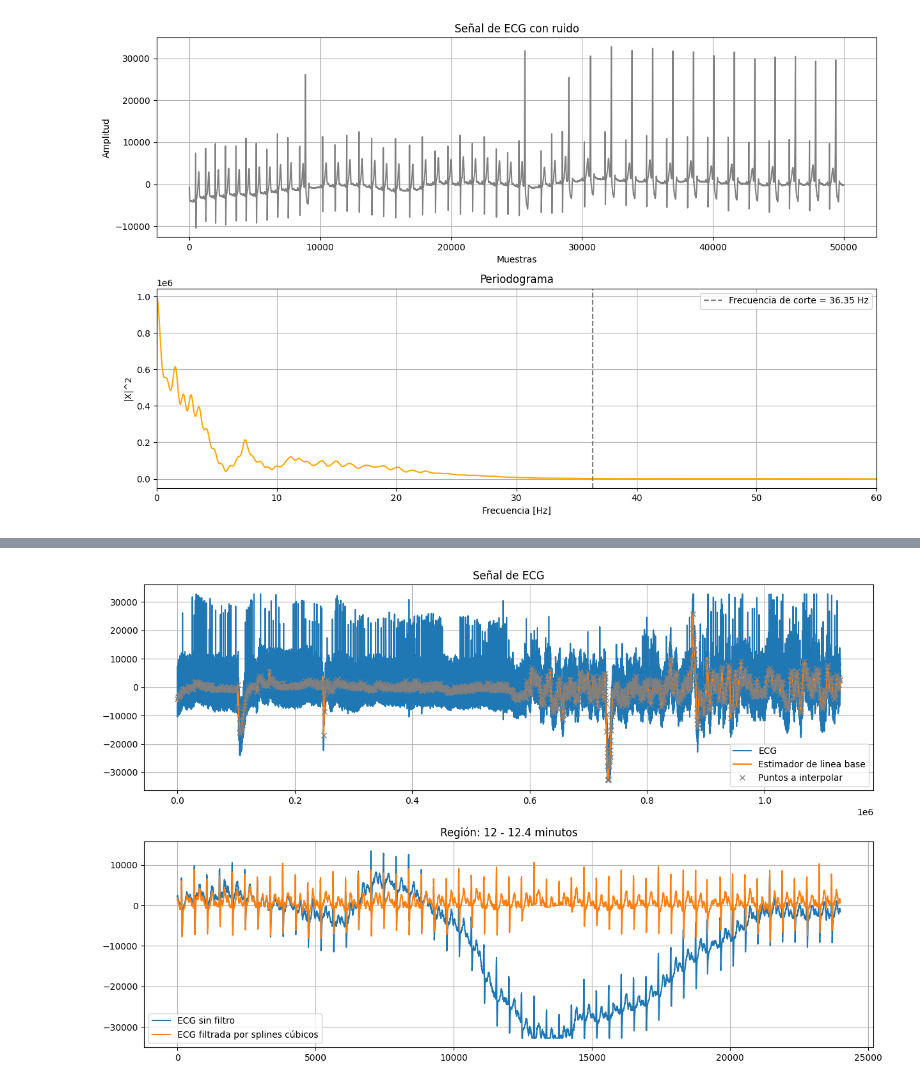
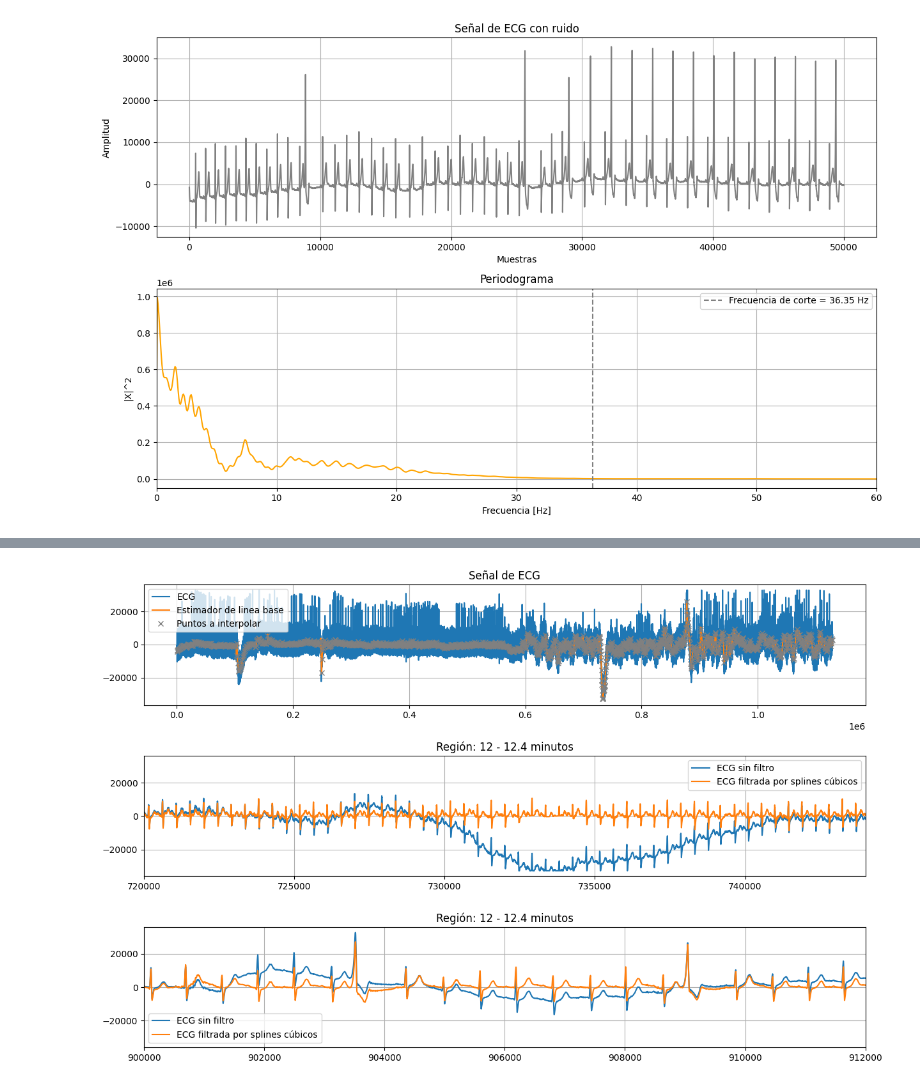
Before and after one commit to AugustoColu/Proyectos, a Jupyter notebook: Trabajos Semanales/TS9 - Filtrado no lineal/TS9 - Colugnatti.ipynb, the cells around one changed output, grey strips where cells are left out. Saved outputs shown, nothing was run; the diff lists cells and outputs as text; code cells hidden in the pictures.

```diff
--- a/Trabajos Semanales/TS9 - Filtrado no lineal/TS9 - Colugnatti.ipynb
+++ b/Trabajos Semanales/TS9 - Filtrado no lineal/TS9 - Colugnatti.ipynb
@@ -198,43 +207,42 @@ plt.show ()
 # %%
 # ------------------------------------- Estimación por Splines Cúbicos ------------------------------------- #
 
 qrs_x = mat_struct ['qrs_detections'].flatten() - 80
 qrs_y = ecg_one_lead[qrs_x]
 
 estimador_cs = interpol.CubicSpline (x = qrs_x, y = qrs_y)
 ecg_estimada_cs = ecg_one_lead - estimador_cs(np.arange(len(ecg_one_lead)))
 
 plt.figure (figsize = (12.5, 8))
 
-plt.subplot (2, 1, 1)
+plt.subplot (3, 1, 1)
 plt.plot (ecg_one_lead, label='ECG')
 plt.plot (estimador_cs(np.arange(len(ecg_one_lead))), label='Estimador de linea base')
 plt.plot (qrs_x, qrs_y, marker='x', ls='', color='gray', label='Puntos a interpolar')
 plt.title ('Señal de ECG')
 plt.legend ()
 plt.grid (True)
 
-plt.subplot (2, 1, 2)
-plt.plot (ecg_one_lead[720000:744000], label='ECG sin filtro')
-plt.plot (ecg_estimada_cs[720000:744000], label='ECG filtrada por splines cúbicos')
+plt.subplot (3, 1, 2)
+plt.plot (ecg_one_lead, label='ECG sin filtro')
+plt.plot (ecg_estimada_cs, label='ECG filtrada por splines cúbicos')
 plt.title ('Región: 12 - 12.4 minutos')
+plt.xlim (720000, 744000)
+plt.legend ()
+plt.grid (True)
+
+plt.subplot (3, 1, 3)
+plt.plot (ecg_one_lead, label='ECG sin filtro')
+plt.plot (ecg_estimada_cs, label='ECG filtrada por splines cúbicos')
+plt.title ('Región: 12 - 12.4 minutos')
+plt.xlim (900000, 912000)
 plt.legend ()
 plt.grid (True)
 
 plt.tight_layout ()
 plt.show ()
-
-# plt.figure ()
-# plt.plot (s[900000:912000], label='ECG', color='black')
-# plt.plot (x[900000:912000], label='estimación')
-# # plt.plot (qrs_x, qrs_y, marker='x', ls='', color='orchid')
-# plt.legend ()
-
-# un filtro derivador (resta muestras) es un pasa-altos, pues tiene un cero en DC (origen de coordenadas, plano S)
-# que hace crecer al módulo a medida que w aumenta
-# un promediador (suma muestras) es una filtro pasa-bajos
 # %% [output]
-[figure, old version]
+[figure, new version]
 # %%
 # ------------------------------------- Comparación de estimaciones ------------------------------------- #
 
```
Also changed, not shown: parts of 5 cells of this notebook.
